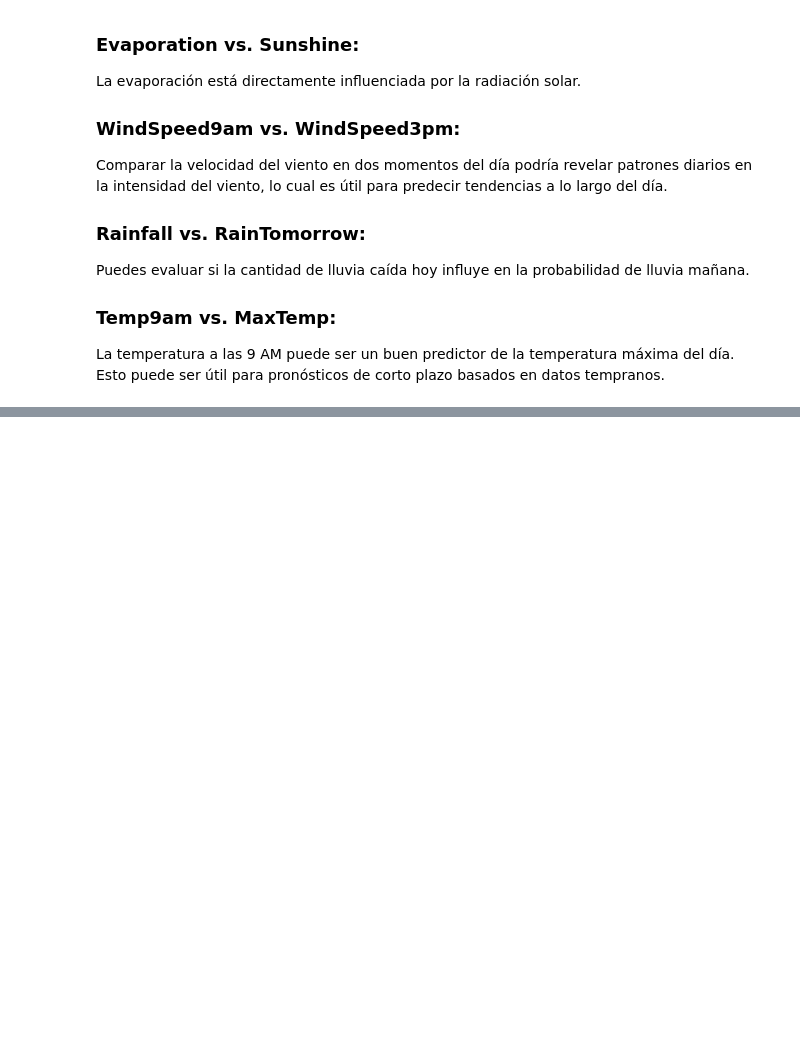
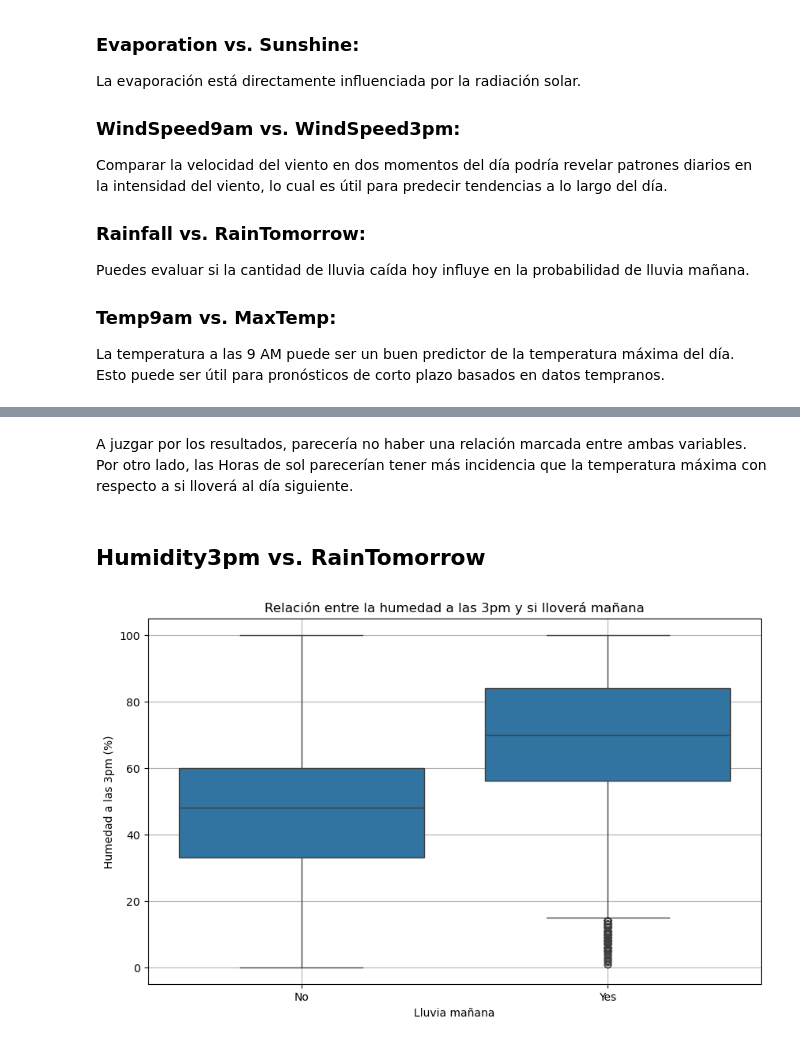
Before and after one commit to gx-ceia-tps/TP_AdD, a Jupyter notebook: TP_AdD.ipynb, the cells around one changed output, grey strips where cells are left out. Drawn from its saved outputs; the diff is of its cells as text; code cells hidden in the pictures; blank space fills up the shorter version.

```diff
--- a/TP_AdD.ipynb
+++ b/TP_AdD.ipynb
@@ -623,0 +643,18 @@ La temperatura a las 9 AM puede ser un buen predictor de la temperatura máxima
+# %% [markdown]
+A juzgar por los resultados, parecería no haber una relación marcada entre ambas variables. Por otro lado, las Horas de sol parecerían tener más incidencia que la temperatura máxima con respecto a si lloverá al día siguiente.
+# %% [markdown]
+## Humidity3pm vs. RainTomorrow
+# %%
+df_copy['Humidity3pm'] = df_copy['Humidity3pm'].interpolate(method='linear')
+
+df_copy = df_copy.dropna(subset=['Humidity3pm', 'RainTomorrow'])
+
+plt.figure(figsize=(10, 6))
+sns.boxplot(data=df_copy, x='RainTomorrow', y='Humidity3pm')
+plt.title('Relación entre la humedad a las 3pm y si lloverá mañana')
+plt.xlabel('Lluvia mañana')
+plt.ylabel('Humedad a las 3pm (%)')
+plt.grid(True)
+plt.show()
+# %% [output]
+[figure, added]
```
Also changed, not shown: parts of 3 cells of this notebook.
